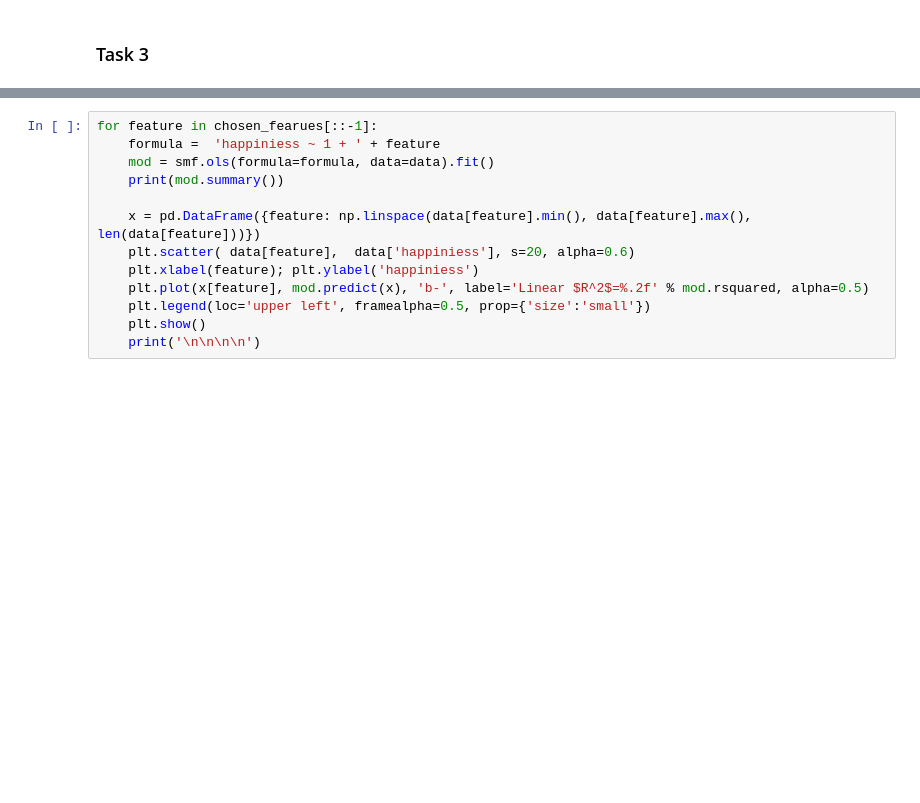
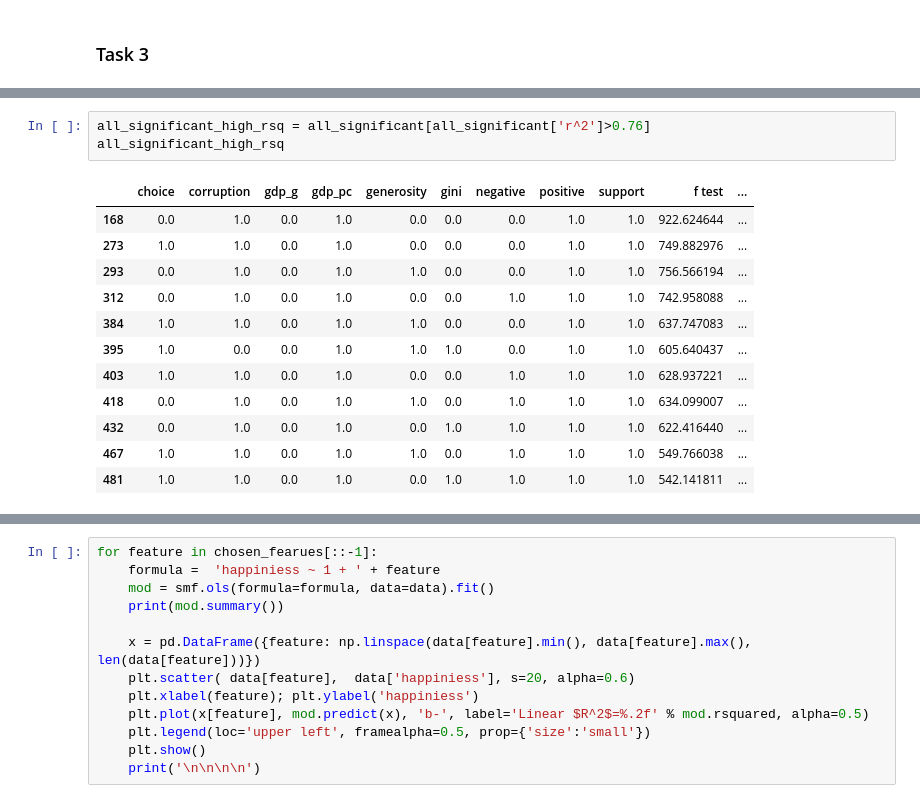
Before and after one commit to Mooophy/158222, a Jupyter notebook: as2/As2.ipynb, the cells around one changed output, grey strips where cells are left out. Drawn from its saved outputs; the diff is of its cells as text; blank space fills up the shorter version.

```diff
--- a/as2/As2.ipynb
+++ b/as2/As2.ipynb
@@ -527,0 +549,16 @@ all_combinations_df
+# %%
+all_significant_high_rsq = all_significant[all_significant['r^2']>0.76]
+all_significant_high_rsq
+# %% [output]
+|  | choice | corruption | gdp_g | gdp_pc | generosity | gini | negative | positive | support | f test | ... |
+| 168 | 0.0 | 1.0 | 0.0 | 1.0 | 0.0 | 0.0 | 0.0 | 1.0 | 1.0 | 922.624644 | ... |
+| 273 | 1.0 | 1.0 | 0.0 | 1.0 | 0.0 | 0.0 | 0.0 | 1.0 | 1.0 | 749.882976 | ... |
+| 293 | 0.0 | 1.0 | 0.0 | 1.0 | 1.0 | 0.0 | 0.0 | 1.0 | 1.0 | 756.566194 | ... |
+| 312 | 0.0 | 1.0 | 0.0 | 1.0 | 0.0 | 0.0 | 1.0 | 1.0 | 1.0 | 742.958088 | ... |
+| 384 | 1.0 | 1.0 | 0.0 | 1.0 | 1.0 | 0.0 | 0.0 | 1.0 | 1.0 | 637.747083 | ... |
+| 395 | 1.0 | 0.0 | 0.0 | 1.0 | 1.0 | 1.0 | 0.0 | 1.0 | 1.0 | 605.640437 | ... |
+| 403 | 1.0 | 1.0 | 0.0 | 1.0 | 0.0 | 0.0 | 1.0 | 1.0 | 1.0 | 628.937221 | ... |
+| 418 | 0.0 | 1.0 | 0.0 | 1.0 | 1.0 | 0.0 | 1.0 | 1.0 | 1.0 | 634.099007 | ... |
+| 432 | 0.0 | 1.0 | 0.0 | 1.0 | 0.0 | 1.0 | 1.0 | 1.0 | 1.0 | 622.416440 | ... |
+| 467 | 1.0 | 1.0 | 0.0 | 1.0 | 1.0 | 0.0 | 1.0 | 1.0 | 1.0 | 549.766038 | ... |
+| 481 | 1.0 | 1.0 | 0.0 | 1.0 | 0.0 | 1.0 | 1.0 | 1.0 | 1.0 | 542.141811 | ... |
```
Also changed, not shown: parts of 11 cells of this notebook.
